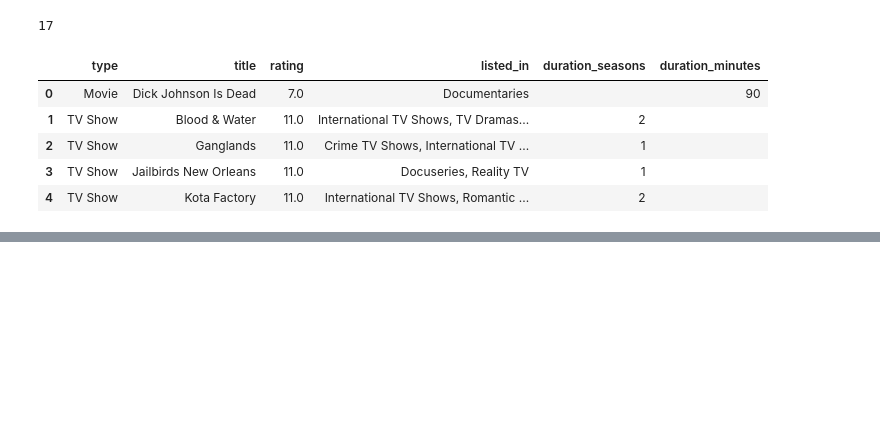
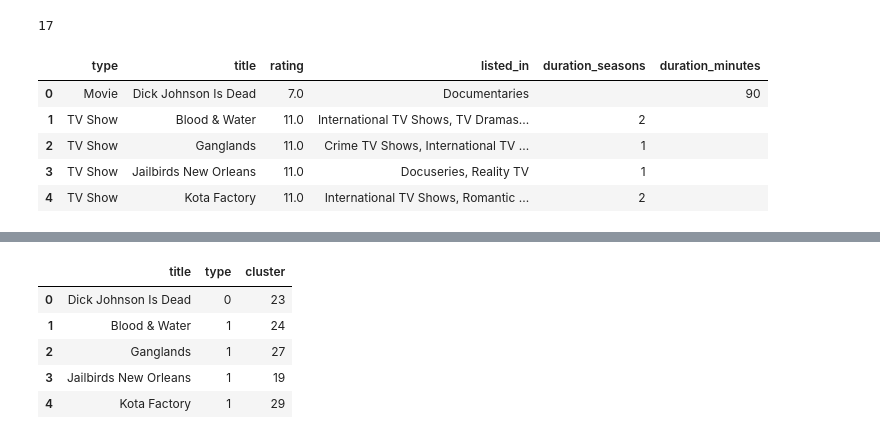
Before and after one commit to VeNtADoOoR/Netflix-Shows-Clustering, a Jupyter notebook: Netflix-Shows-Clustering.ipynb, the cells around one changed output, grey strips where cells are left out. Cells and saved outputs as stored; diff of their text form; code cells hidden in the pictures; blank space fills up the shorter version.

```diff
--- a/Netflix-Shows-Clustering.ipynb
+++ b/Netflix-Shows-Clustering.ipynb
@@ -161,0 +207,9 @@ ne
+# %%
+netflix[['title', 'type', 'cluster']].head()
+# %% [output]
+|  | title | type | cluster |
+| 0 | Dick Johnson Is Dead | 0 | 23 |
+| 1 | Blood & Water | 1 | 24 |
+| 2 | Ganglands | 1 | 27 |
+| 3 | Jailbirds New Orleans | 1 | 19 |
+| 4 | Kota Factory | 1 | 29 |
```
Also changed, not shown: parts of 11 cells of this notebook.
